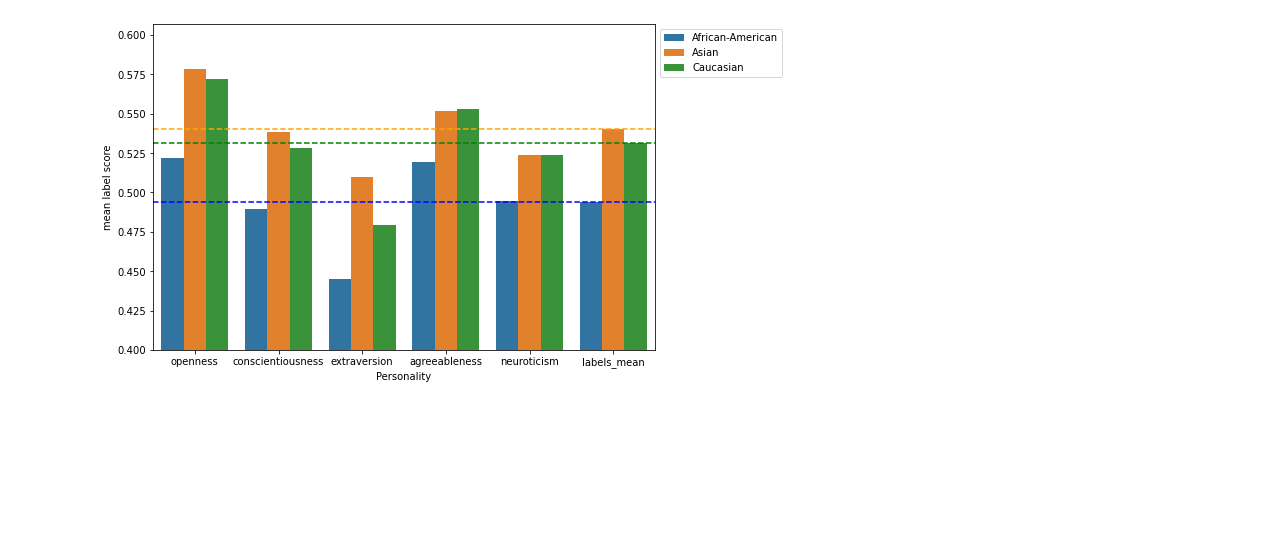
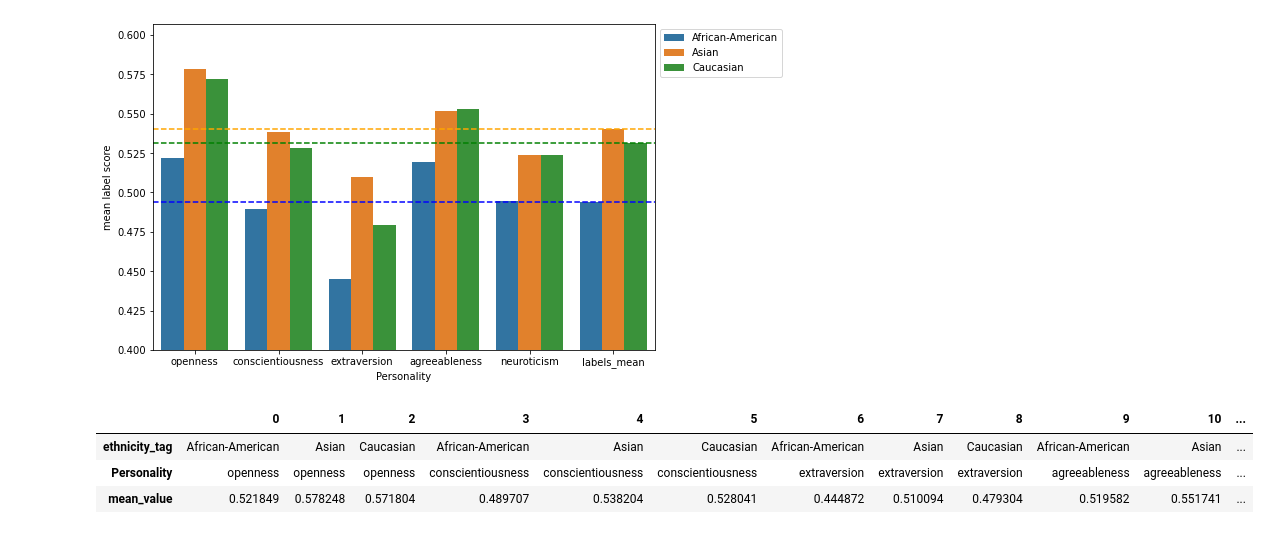
Before and after one commit to germanbarchi/OCEAN-TRUST, a Jupyter notebook: notebooks/ethnicity_&_gender_analysis.ipynb, the cells around one changed output. Drawn from its saved outputs; the diff is of its cells as text; code cells hidden in the pictures; blank space fills up the shorter version.

```diff
--- a/notebooks/ethnicity_&_gender_analysis.ipynb
+++ b/notebooks/ethnicity_&_gender_analysis.ipynb
@@ -120,3 +123,10 @@ plt.ylabel('mean label score')
 # %% [output]
 Text(0, 0.5, 'mean label score')
 [figure]
+# %%
+plot_data_eth.T
+# %% [output]
+|  | 0 | 1 | 2 | 3 | 4 | 5 | 6 | 7 | 8 | 9 | 10 | ... |
+| ethnicity_tag | African-American | Asian | Caucasian | African-American | Asian | Caucasian | African-American | Asian | Caucasian | African-American | Asian | ... |
+| Personality | openness | openness | openness | conscientiousness | conscientiousness | conscientiousness | extraversion | extraversion | extraversion | agreeableness | agreeableness | ... |
+| mean_value | 0.521849 | 0.578248 | 0.571804 | 0.489707 | 0.538204 | 0.528041 | 0.444872 | 0.510094 | 0.479304 | 0.519582 | 0.551741 | ... |
```
Also changed, not shown: parts of 13 cells of this notebook, 13 other files.
